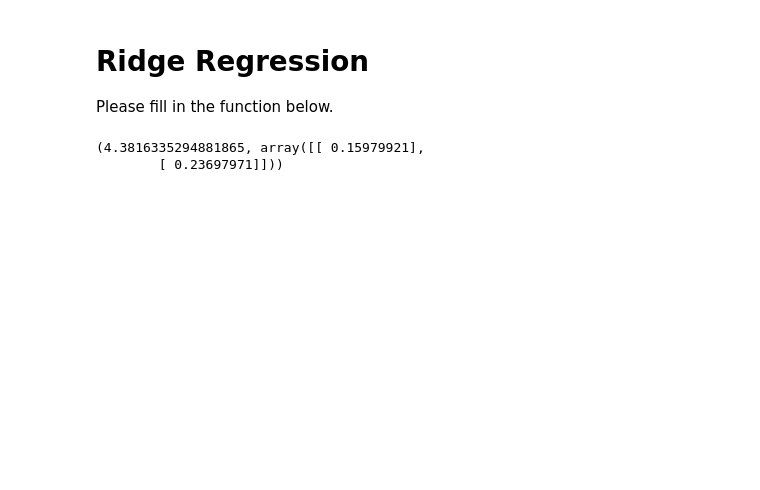
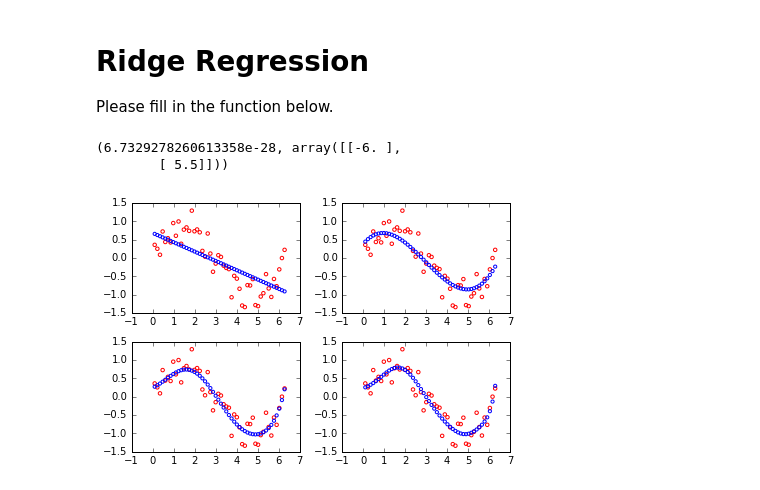
Before and after one commit to PaluchowskiMatthew/MachineLearning, a Jupyter notebook: Labs/ex03/template/ex03.ipynb, the cells around one changed output. Cells and saved outputs as stored; diff of their text form; code cells hidden in the pictures; blank space fills up the shorter version.

```diff
--- a/Labs/ex03/template/ex03.ipynb
+++ b/Labs/ex03/template/ex03.ipynb
@@ -269,21 +237,49 @@ Please fill in the function below.
 def ridge_regression(y, tx, lamb):
     """implement ridge regression."""
     # ***************************************************
-    # INSERT YOUR CODE HERE
-    # ridge regression: TODO
-    # ***************************************************
-    w = np.array([np.dot(np.dot(np.linalg.inv(np.dot(tx.T, tx) + lamb*np.identity(tx.shape[1])), tx.T), y)]).T
+    N = tx.shape[0]
+    M = tx.shape[1]
+    w = np.array([np.dot(np.dot(np.linalg.inv(np.dot(tx.T, tx) + (2*N*lamb)*np.identity(M)), tx.T), y)]).T
     mse = compute_loss(y, tx, w)
     return mse, w
     raise NotImplementedError
 
 xx = np.array([[1,2],[3,4],[5,6]])
 yy = np.array([5,4,3])
-# print(np.array([np.dot(np.dot(np.linalg.inv(np.dot(x.T, x)), x.T), y)]).T)
-ridge_regression(yy,xx,100)
+ridge_regression(yy,xx,0)
+
+# least_squares result:
+#     (6.7329278260613358e-28, array([[-6. ],
+#         [ 5.5]]))
 # %% [output]
-(4.3816335294881865, array([[ 0.15979921],
-        [ 0.23697971]]))
+(6.7329278260613358e-28, array([[-6. ],
+        [ 5.5]]))
+# %%
+def plot_ridge(y, x, lamb):
+    degrees = [1, 3, 7, 12]
+
+    # define the structure of figure
+    num_row = 2
+    num_col = 2
+    f, axs = plt.subplots(num_row, num_col)
+
+    for ind, degree in enumerate(degrees):
+        # plot fit
+        ax = axs[ind // num_col][ind % num_col]
+
+        ax.scatter(x, y, color='b', s=12, facecolors='none', edgecolors='r')
+        xvals = np.arange(min(x) - 0.1, max(x) + 0.1, 0.1)
+        tx = build_poly(x, degree)
+        mse, weights = ridge_regression(y, tx, lamb)
+        f = tx.dot(weights)
+        #ax.plot(x, f.T[0])
+        ax.scatter(x, f.T[0], color='r', s=10, facecolors='none', edgecolors='b')
+    plt.tight_layout()
+    plt.savefig("visualize_polynomial_regression")
+    plt.show()
+plot_ridge(y, x, 0.025)
+# %% [output]
+[figure, added]
 # %%
 def ridge_regression_demo(x, y, degree, ratio, seed):
     """ridge regression demo."""
```
Also changed, not shown: parts of 5 cells of this notebook, 2 other files.
